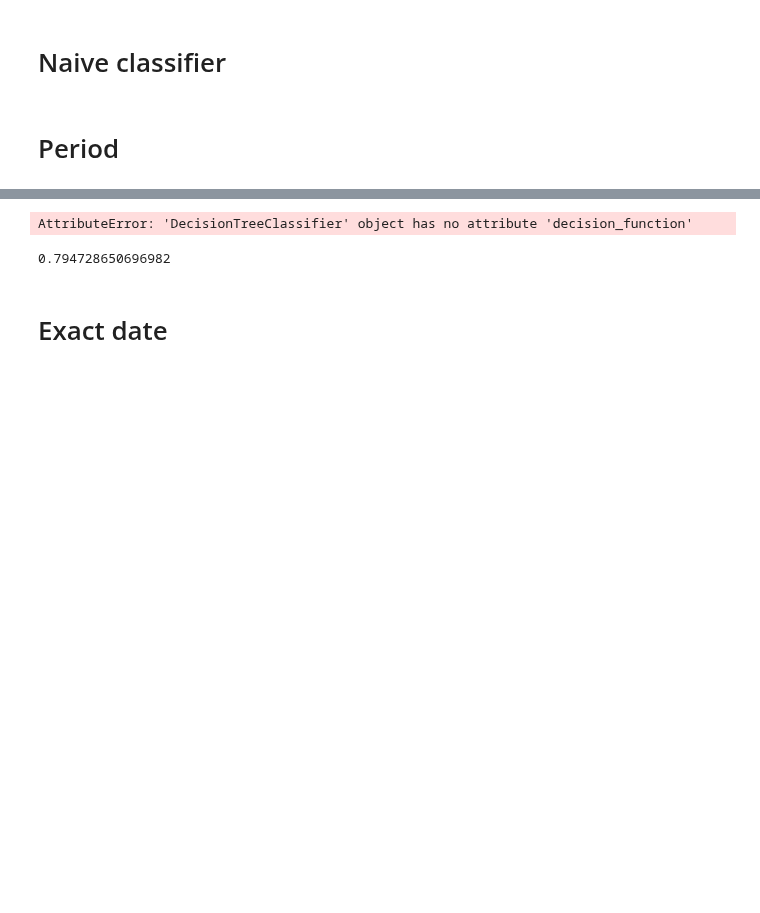
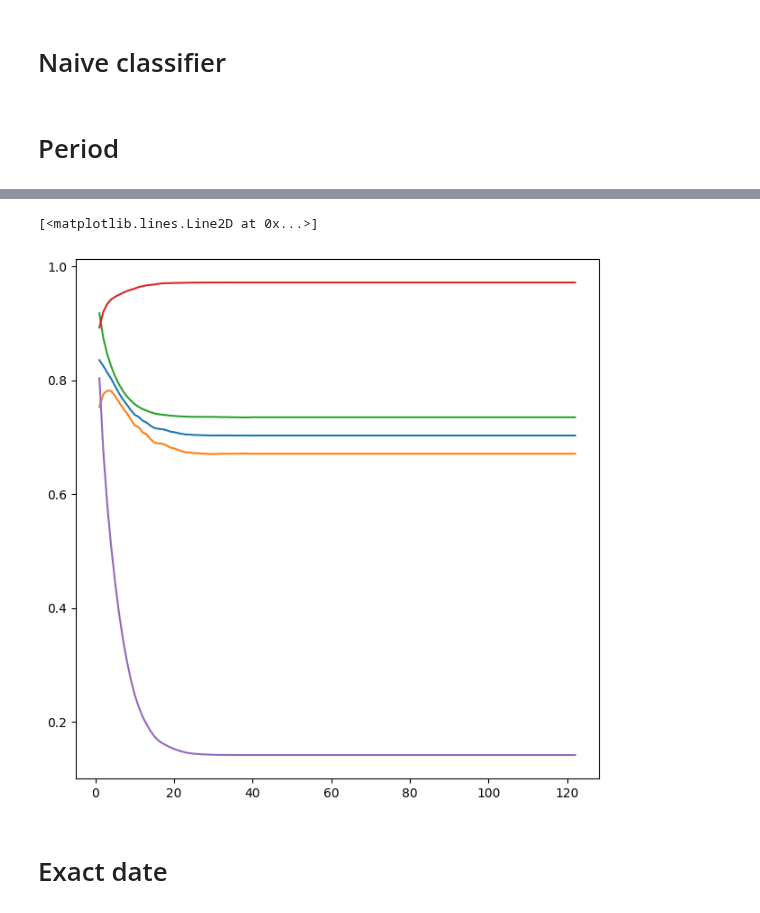
Before and after one commit to RachelMurray-Watson/COVID_forecasting, a Jupyter notebook: Naive_classifier.ipynb, the cells around one changed output, grey strips where cells are left out. Saved outputs shown, nothing was run; the diff lists cells and outputs as text; code cells hidden in the pictures; blank space fills up the shorter version.

```diff
--- a/Naive_classifier.ipynb
+++ b/Naive_classifier.ipynb
@@ -352,11 +353,50 @@ print(npv)
-# %%
-auroc = roc_auc_score(y_test, decision_function_scores)
-# %% [output]
-AttributeError: 'DecisionTreeClassifier' object has no attribute 'decision_function'
-# %%
-accuracy
-# %% [output]
-0.794728650696982
+# %%
+weeks_to_predict = range(1,123)
+ROC_by_week = []
+sensitivity_by_week = []
+specificity_by_week = []
+ppv_by_week = []
+npv_by_week = []
+
+#
+for prediction_week in weeks_to_predict:
+
+    X_train, y_train, weights, missing_data_train_HSA = prep_training_test_data_period(all_HSA_ID_weekly_data, [3,2], no_weeks = range(1, int(123*2/3) + 1), weeks_in_futre = prediction_week, if_train = False, geography = 'HSA_ID', weight_col = 'weight')
+
+    X_test, y_test, weights_test, missing_data_test_HSA = prep_training_test_data_period(all_HSA_ID_weekly_data, [3,2], no_weeks = range(int(123*2/3) + 1, 122), weeks_in_futre = prediction_week, if_train = False, geography = 'HSA_ID',  weight_col = 'weight')
+    weights = weights[0]
+    clf.fit(X_train, y_train,  sample_weight = weights)
+
+    # Make predictions on the test set
+    y_pred = clf.predict(X_test)
+    # Evaluate the accuracy of the model
+    accuracy = accuracy_score(y_test, y_pred)
+    ROC_by_week.append(roc_auc_score(y_test, y_pred))
+    conf_matrix = confusion_matrix(y_test, y_pred)
+
+    TN = conf_matrix[0, 0]
+    FP = conf_matrix[0, 1]
+    FN = conf_matrix[1, 0]
+    TP = conf_matrix[1, 1]
+
+    # Calculate specificity (true negative rate)
+    specificity_by_week.append(TN / (TN + FP))
+    # Calculate sensitivity (true positive rate)
+    sensitivity_by_week.append(TP / (TP + FN))
+
+    ppv, npv = calculate_ppv_npv(conf_matrix)
+    ppv_by_week.append(ppv)
+    npv_by_week.append(npv)
+# %%
+fig, axs = plt.subplots(figsize=(7.5, 7.5), facecolor='w', edgecolor='k', sharex='all', sharey='all')
+axs.plot(weeks_to_predict, ROC_by_week, label = 'auROC')
+axs.plot(weeks_to_predict, specificity_by_week, label = 'Specificity')
+axs.plot(weeks_to_predict, sensitivity_by_week, label = 'Sensitivity')
+axs.plot(weeks_to_predict, ppv_by_week, label = 'PPV')
+axs.plot(weeks_to_predict, npv_by_week, label = 'NPV')
+# %% [output]
+[<matplotlib.lines.Line2D at 0x...>]
+[figure, added]
 # %% [markdown]
 # Exact date
 # %%
```
Also changed, not shown: parts of 4 cells of this notebook, 2 other files.
